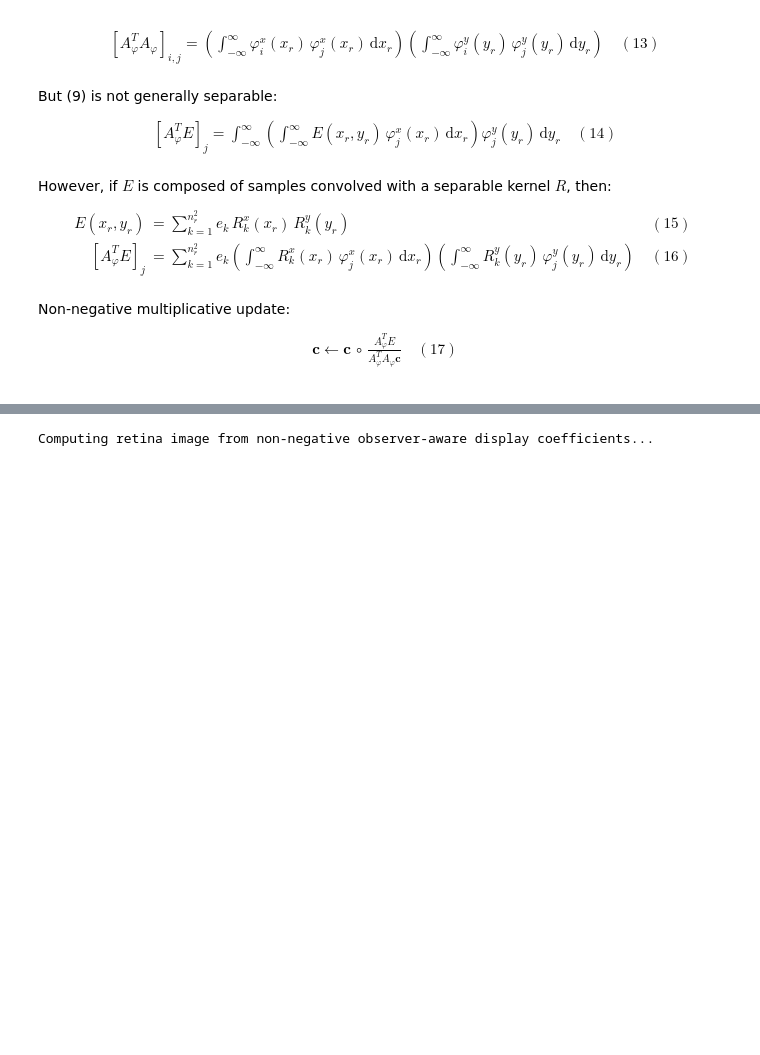
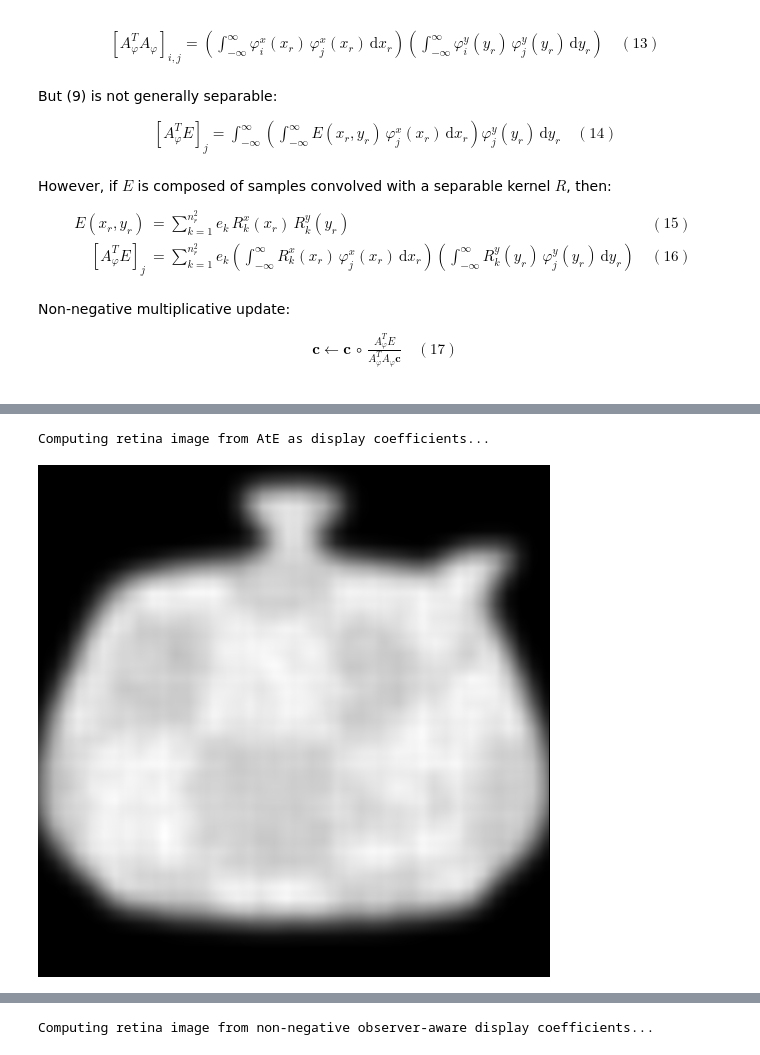
Before and after one commit to raolirom/light-field-prefiltering, a Jupyter notebook: 4d-nnls.ipynb, the cells around one changed output, grey strips where cells are left out. Drawn from its saved outputs; the diff is of its cells as text; code cells hidden in the pictures; blank space fills up the shorter version.

```diff
--- a/4d-nnls.ipynb
+++ b/4d-nnls.ipynb
@@ -355,24 +355,30 @@ Wall time: 616 ms
 %%time
 print('Computing AtE...')
 
-AtE = cp.empty((n_base, n_base, 3))
+AtE = np.empty((n_base, n_base, 3))
+
+cpu_slopes = phi_slopes.get()
+cpu_heights = phi_heights.get()
+cpu_intervals = phi_intervals.get()
 
 scene = Scene3D('../models/teapot/teapot.obj')
 
 for x_index, y_index in tqdm(np.ndindex(n_base, n_base), total=n_base*n_base):
     pupil_samples = np.stack(np.broadcast_arrays(np.random.uniform(-size_p/2, size_p/2, n_rays), np.random.uniform(-size_p/2, size_p/2, n_rays), 0.0), axis=-1)
-    retina_samples = np.stack(np.broadcast_arrays(np.random.uniform(-size_r/2, size_r/2, n_rays), np.random.uniform(-size_r/2, size_r/2, n_rays), 0.0), axis=-1)
+    retina_samples = np.stack(np.broadcast_arrays(np.random.uniform(-size_r/2, size_r/2, n_rays), np.random.uniform(-size_r/2, size_r/2, n_rays), z_r), axis=-1)
     focus_samples = retina_samples * (z_f / z_r)
 
     ray_colors = scene.rayCast(pupil_samples, focus_samples - pupil_samples)[..., 0:3]
 
-    x_r = cp.array(retina_samples[:, 0])
-    y_r = cp.array(retina_samples[:, 1])
-    phi_x = cp.sum((phi_slopes[:, 0, np.newaxis] * x_r + phi_heights[:, x_index, np.newaxis]) * (x_r > phi_intervals[0, :, x_index, np.newaxis]) * (x_r < phi_intervals[1, :, x_index, np.newaxis]), axis=0)
-    phi_y = cp.sum((phi_slopes[:, 0, np.newaxis] * y_r + phi_heights[:, y_index, np.newaxis]) * (y_r > phi_intervals[0, :, y_index, np.newaxis]) * (y_r < phi_intervals[1, :, y_index, np.newaxis]), axis=0)
+    x_r = retina_samples[:, 0]
+    y_r = retina_samples[:, 1]
+    phi_x = np.sum((cpu_slopes[:, 0, np.newaxis] * x_r + cpu_heights[:, x_index, np.newaxis]) * (x_r > cpu_intervals[0, :, x_index, np.newaxis]) * (x_r < cpu_intervals[1, :, x_index, np.newaxis]), axis=0)
+    phi_y = np.sum((cpu_slopes[:, 0, np.newaxis] * y_r + cpu_heights[:, y_index, np.newaxis]) * (y_r > cpu_intervals[0, :, y_index, np.newaxis]) * (y_r < cpu_intervals[1, :, y_index, np.newaxis]), axis=0)
 
-    AtE[x_index, y_index] = cp.sum(cp.array(ray_colors) * phi_x[:, np.newaxis] * phi_y[:, np.newaxis], axis=0)
+    AtE[x_index, y_index] = np.sum(ray_colors * phi_x[:, np.newaxis] * phi_y[:, np.newaxis], axis=0)
 
 scene.release()
+
+AtE = cp.array(AtE)
 # %% [output]
 Computing AtE...
@@ -379,0 +386,15 @@ Wall time: 23min 56s
+# %%
+%%time
+print('Computing retina image from AtE as display coefficients...')
+
+retina_lattice = cp.array(sampling_lattice(n_r, w_r))
+phi_1d = cp.sum((phi_slopes[..., np.newaxis] * retina_lattice + phi_heights[..., np.newaxis]) * (retina_lattice > phi_intervals[0, ..., np.newaxis]) * (retina_lattice < phi_intervals[1, ..., np.newaxis]), axis=0)
+
+retina_image = np.empty((n_r, n_r, 3))
+for x_index, y_index in tqdm(np.ndindex(n_r, n_r), total=n_r*n_r):
+    retina_image[x_index, y_index] = cp.sum(AtE * phi_1d[:, np.newaxis, x_index, np.newaxis] * phi_1d[np.newaxis, :, y_index, np.newaxis], axis=(0,1)).get()
+
+display_image(retina_image, flip=True)
+# %% [output]
+Computing retina image from AtE as display coefficients...
+[figure, added]
```
Also changed, not shown: parts of 12 cells of this notebook.
